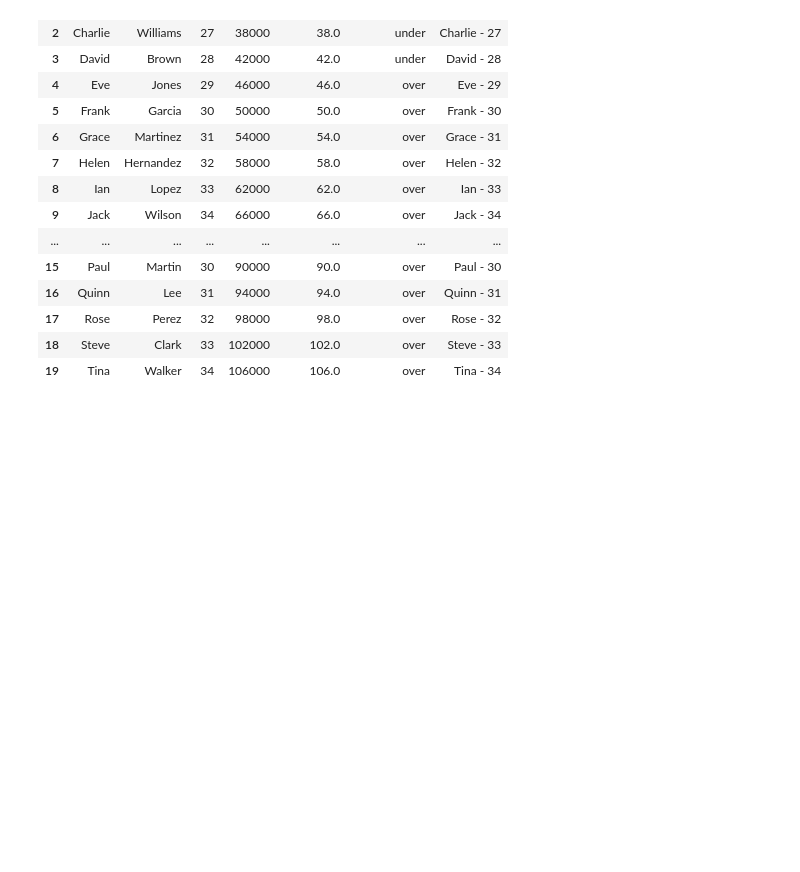
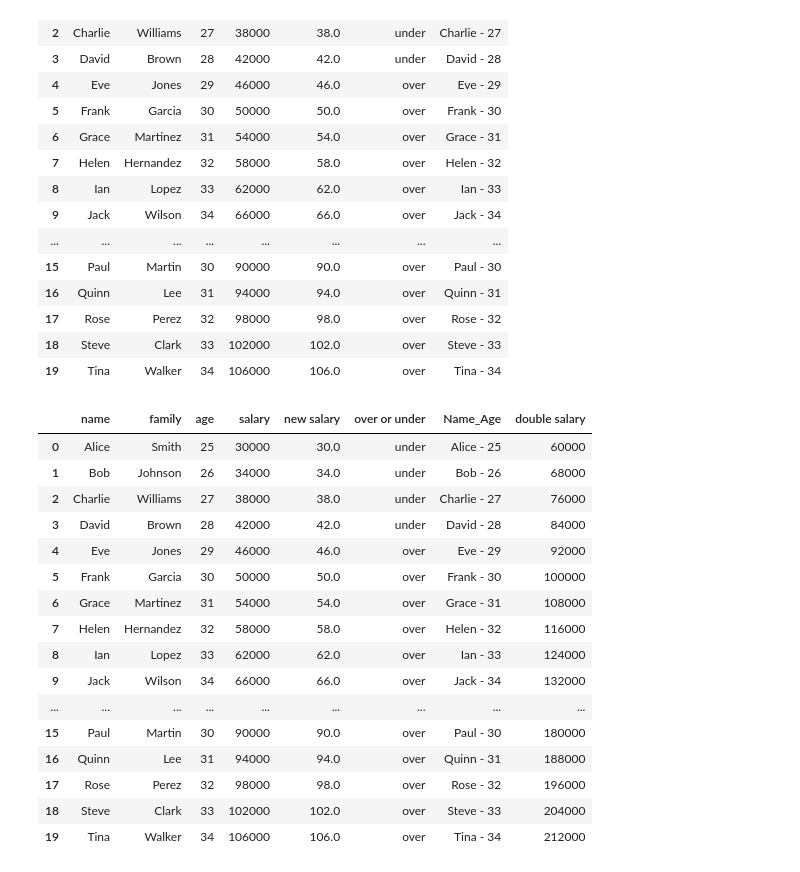
Before and after one commit to alighaderipour/python_hundred_days, a Jupyter notebook: Pandas/Kaggle/3-summary functions and maps.ipynb, the cells around one changed output. Cells and saved outputs as stored; diff of their text form; code cells hidden in the pictures; blank space fills up the shorter version.

```diff
--- a/Pandas/Kaggle/3-summary functions and maps.ipynb
+++ b/Pandas/Kaggle/3-summary functions and maps.ipynb
@@ -318,3 +318,28 @@ df
 | 17 | Rose | Perez | 32 | 98000 | 98.0 | over | Rose - 32 |
 | 18 | Steve | Clark | 33 | 102000 | 102.0 | over | Steve - 33 |
 | 19 | Tina | Walker | 34 | 106000 | 106.0 | over | Tina - 34 |
+# %%
+def double_salary(salary):
+    return salary * 2
+
+
+df['double salary'] = df['salay'].apply(double_salary)
+df
+# %% [output]
+|  | name | family | age | salary | new salary | over or under | Name_Age | double salary |
+| 0 | Alice | Smith | 25 | 30000 | 30.0 | under | Alice - 25 | 60000 |
+| 1 | Bob | Johnson | 26 | 34000 | 34.0 | under | Bob - 26 | 68000 |
+| 2 | Charlie | Williams | 27 | 38000 | 38.0 | under | Charlie - 27 | 76000 |
+| 3 | David | Brown | 28 | 42000 | 42.0 | under | David - 28 | 84000 |
+| 4 | Eve | Jones | 29 | 46000 | 46.0 | over | Eve - 29 | 92000 |
+| 5 | Frank | Garcia | 30 | 50000 | 50.0 | over | Frank - 30 | 100000 |
+| 6 | Grace | Martinez | 31 | 54000 | 54.0 | over | Grace - 31 | 108000 |
+| 7 | Helen | Hernandez | 32 | 58000 | 58.0 | over | Helen - 32 | 116000 |
+| 8 | Ian | Lopez | 33 | 62000 | 62.0 | over | Ian - 33 | 124000 |
+| 9 | Jack | Wilson | 34 | 66000 | 66.0 | over | Jack - 34 | 132000 |
+| ... | ... | ... | ... | ... | ... | ... | ... | ... |
+| 15 | Paul | Martin | 30 | 90000 | 90.0 | over | Paul - 30 | 180000 |
+| 16 | Quinn | Lee | 31 | 94000 | 94.0 | over | Quinn - 31 | 188000 |
+| 17 | Rose | Perez | 32 | 98000 | 98.0 | over | Rose - 32 | 196000 |
+| 18 | Steve | Clark | 33 | 102000 | 102.0 | over | Steve - 33 | 204000 |
+| 19 | Tina | Walker | 34 | 106000 | 106.0 | over | Tina - 34 | 212000 |
```
